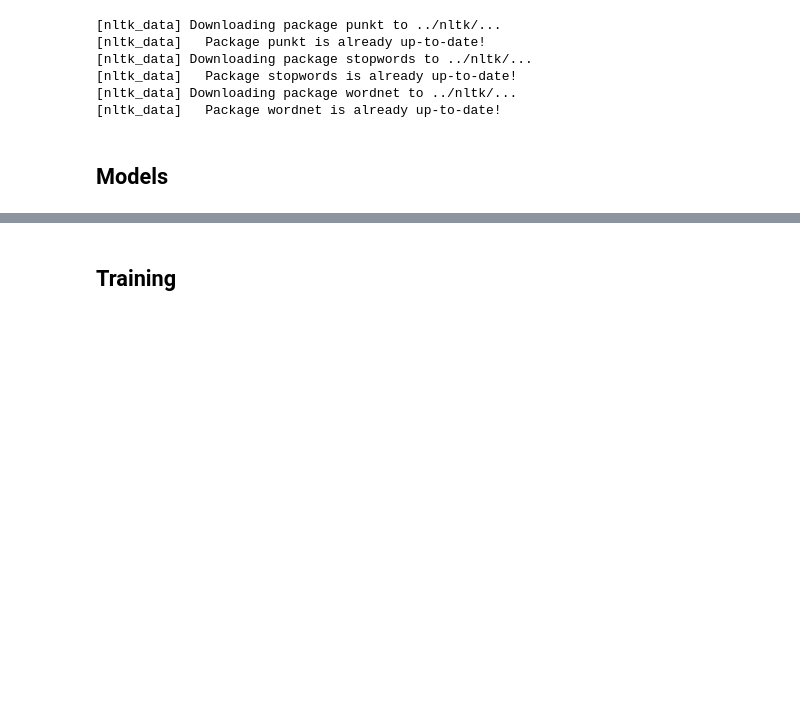
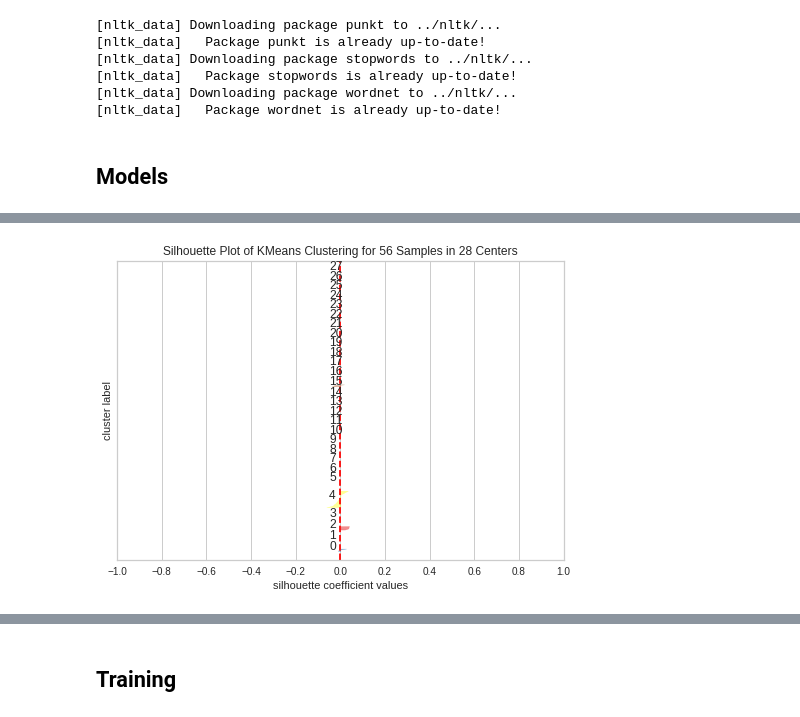
Before and after one commit to datadonK23/pyData-Projects, a Jupyter notebook: HolmesClustering/holmes_clustering/notebook/2_Modeling.ipynb, the cells around one changed output, grey strips where cells are left out. Cells and saved outputs as stored; diff of their text form; code cells hidden in the pictures; blank space fills up the shorter version.

```diff
--- a/HolmesClustering/holmes_clustering/notebook/2_Modeling.ipynb
+++ b/HolmesClustering/holmes_clustering/notebook/2_Modeling.ipynb
@@ -76,0 +52,17 @@ lda_model = GridSearchCV(lda_pipe, param_grid=lda_params, cv=5, n_jobs=-1)
+# %%
+from yellowbrick.cluster import SilhouetteVisualizer
+
+def plot_silhoutte_plots(max_n):
+    for i in range(2, max_n + 1):
+        plt.clf()
+        n_cluster = i
+
+        viz = SilhouetteVisualizer(KMeans(n_clusters=n_cluster, random_state=23))
+
+        viz.fit(X_bow_stem)
+        path = "plots/SilhouetteViz" + str(n_cluster)
+        viz.poof(outpath=path)
+
+#plot_silhoutte_plots(28)
+# %% [output]
+[figure, added]
```
Also changed, not shown: parts of 19 cells of this notebook, 35 other files.
